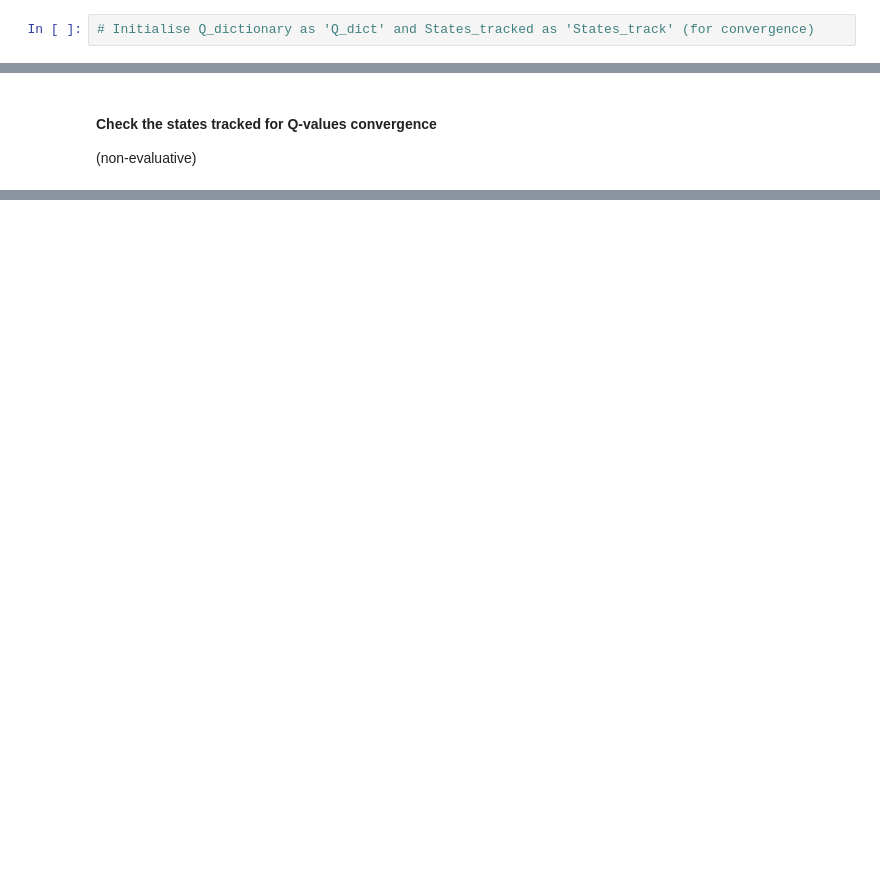
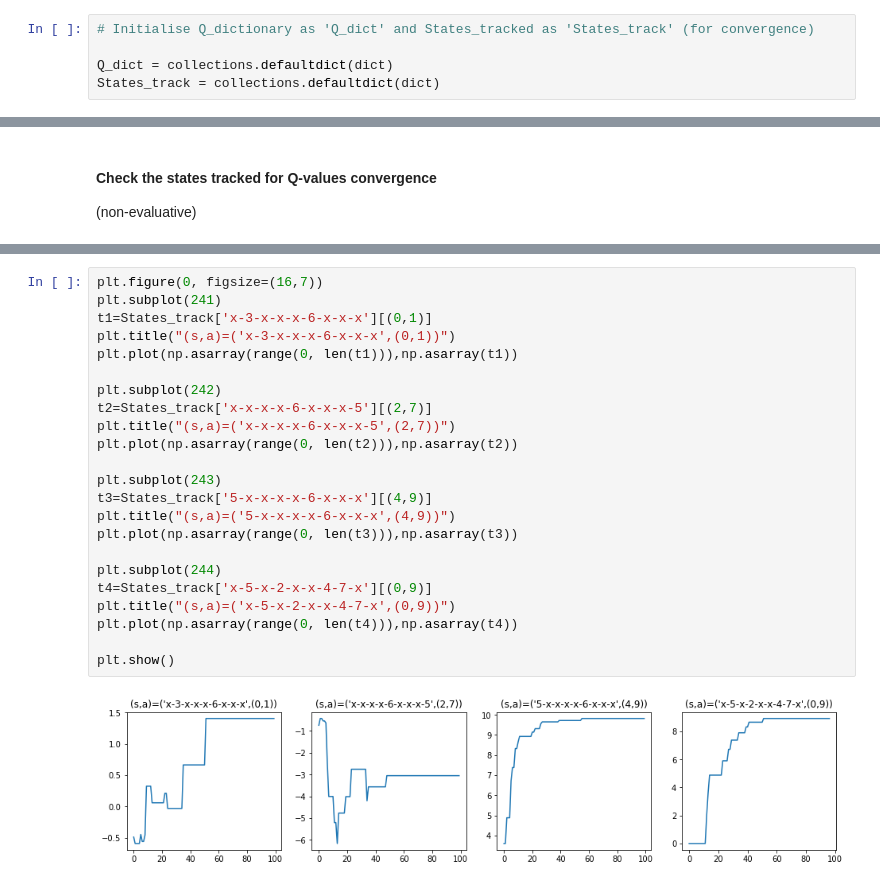
Before and after one commit to rramchan12/TicTacToeRL, a Jupyter notebook: TicTacToe_Agent.ipynb, the cells around one changed output, grey strips where cells are left out. Saved outputs shown, nothing was run; the diff lists cells and outputs as text; blank space fills up the shorter version.

```diff
--- a/TicTacToe_Agent.ipynb
+++ b/TicTacToe_Agent.ipynb
@@ -79,3 +101,6 @@ def add_to_dict(state):
 #### Tracking the state-action pairs for checking convergence - write your code here
 # %%
 # Initialise Q_dictionary as 'Q_dict' and States_tracked as 'States_track' (for convergence)
+
+Q_dict = collections.defaultdict(dict)
+States_track = collections.defaultdict(dict)
@@ -133,0 +342,25 @@ len(Q_dict)
+# %%
+plt.figure(0, figsize=(16,7))
+plt.subplot(241)
+t1=States_track['x-3-x-x-x-6-x-x-x'][(0,1)]
+plt.title("(s,a)=('x-3-x-x-x-6-x-x-x',(0,1))")
+plt.plot(np.asarray(range(0, len(t1))),np.asarray(t1))
+
+plt.subplot(242)
+t2=States_track['x-x-x-x-6-x-x-x-5'][(2,7)]
+plt.title("(s,a)=('x-x-x-x-6-x-x-x-5',(2,7))")
+plt.plot(np.asarray(range(0, len(t2))),np.asarray(t2))
+
+plt.subplot(243)
+t3=States_track['5-x-x-x-x-6-x-x-x'][(4,9)]
+plt.title("(s,a)=('5-x-x-x-x-6-x-x-x',(4,9))")
+plt.plot(np.asarray(range(0, len(t3))),np.asarray(t3))
+
+plt.subplot(244)
+t4=States_track['x-5-x-2-x-x-4-7-x'][(0,9)]
+plt.title("(s,a)=('x-5-x-2-x-x-4-7-x',(0,9))")
+plt.plot(np.asarray(range(0, len(t4))),np.asarray(t4))
+
+plt.show()
+# %% [output]
+[figure, added]
```
Also changed, not shown: parts of 26 cells of this notebook, 3 other files.
